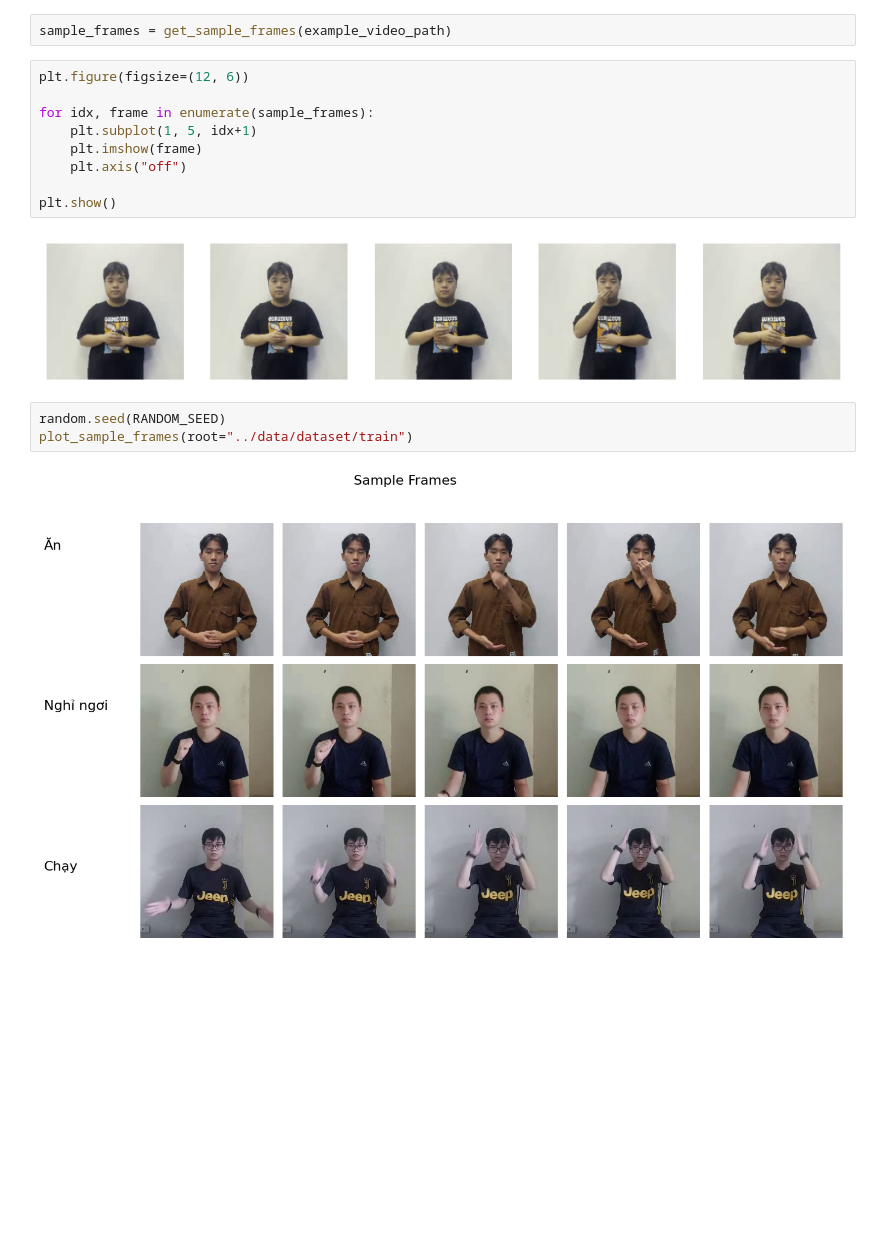
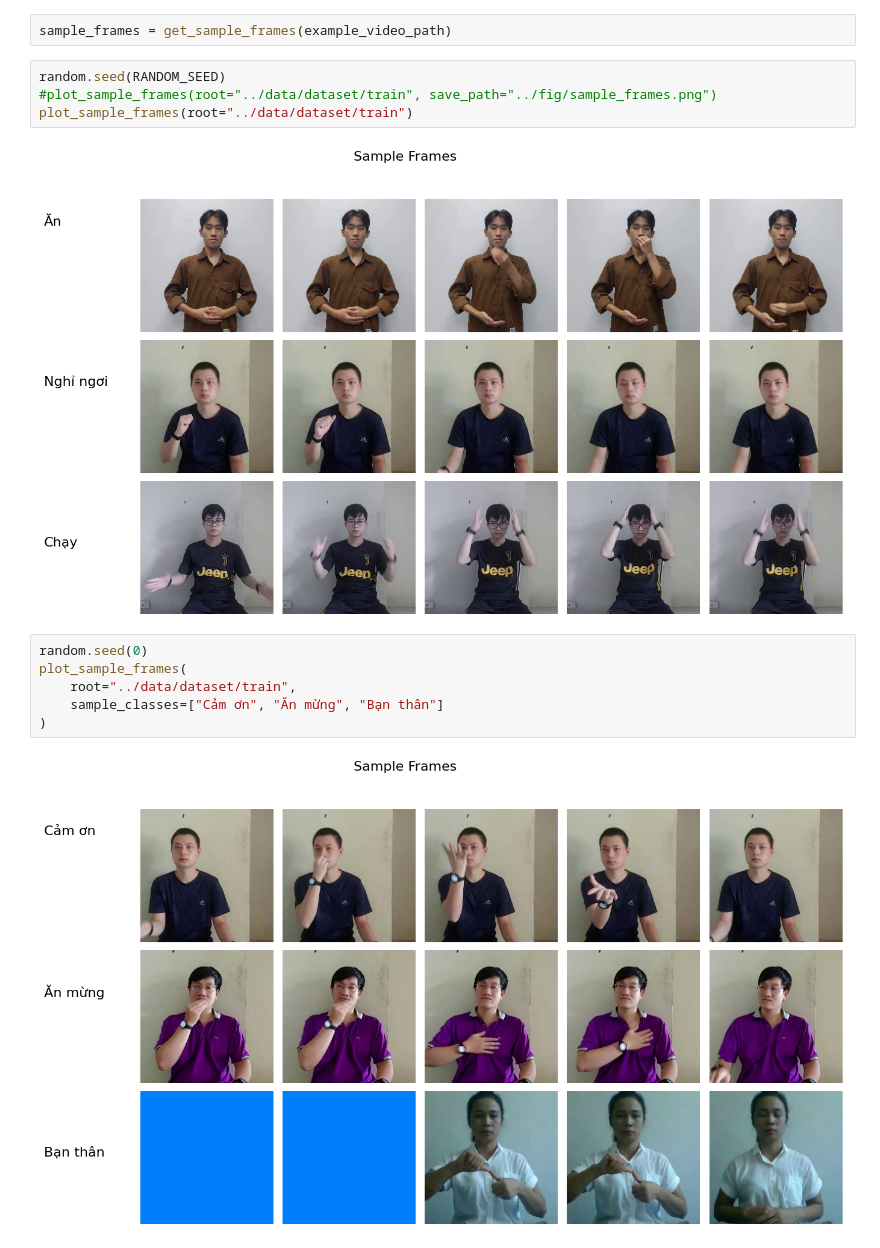
Before and after one commit to lucvantien1211/Vietnamese_Sign_Language_Recognition, a Jupyter notebook: notebooks/EDA.ipynb, the cells around one changed output. Drawn from its saved outputs; the diff is of its cells as text; blank space fills up the shorter version.

```diff
--- a/notebooks/EDA.ipynb
+++ b/notebooks/EDA.ipynb
@@ -34,19 +35,17 @@ Height: 224
 cap.release()
 # %%
 sample_frames = get_sample_frames(example_video_path)
-# %%
-plt.figure(figsize=(12, 6))
-
-for idx, frame in enumerate(sample_frames):
-    plt.subplot(1, 5, idx+1)
-    plt.imshow(frame)
-    plt.axis("off")
-
-plt.show()
-# %% [output]
-[figure, removed]
 # %%
 random.seed(RANDOM_SEED)
+#plot_sample_frames(root="../data/dataset/train", save_path="../fig/sample_frames.png")
 plot_sample_frames(root="../data/dataset/train")
 # %% [output]
 [figure]
+# %%
+random.seed(0)
+plot_sample_frames(
+    root="../data/dataset/train",
+    sample_classes=["Cảm ơn", "Ăn mừng", "Bạn thân"]
+)
+# %% [output]
+[figure, added]
```
Also changed, not shown: parts of 4 cells of this notebook, 1 other file.
